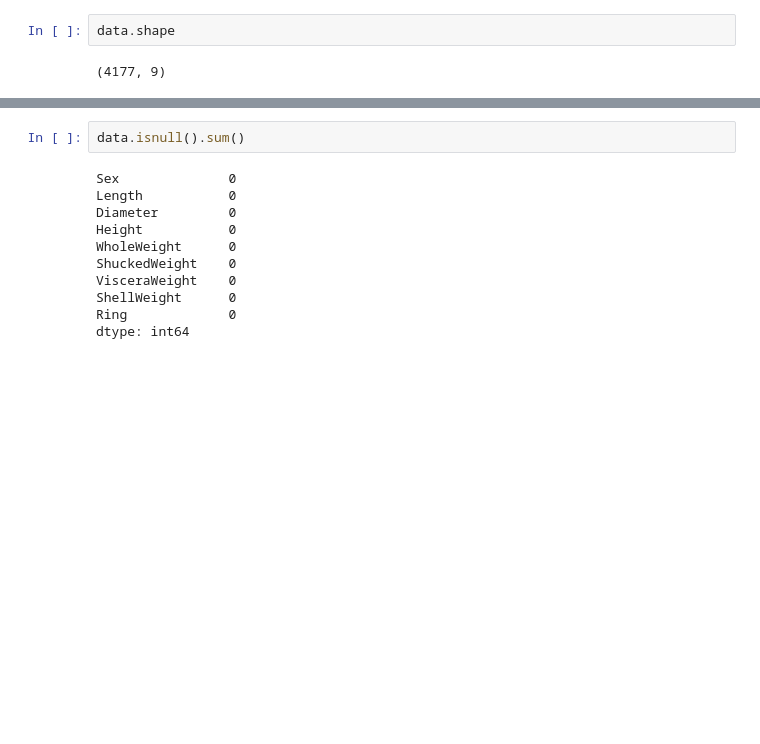
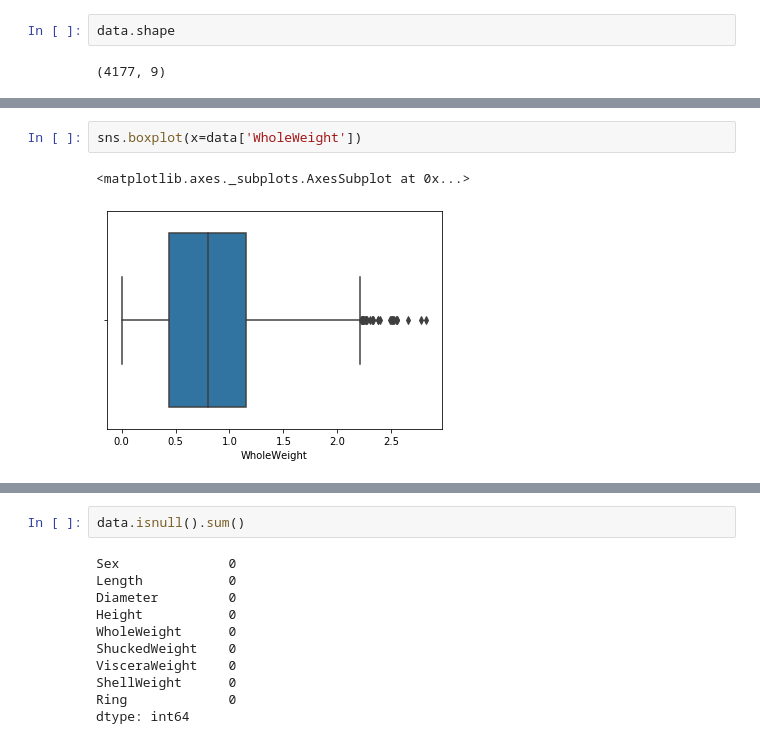
Before and after one commit to litchilin/final-project, a Jupyter notebook: final-project.ipynb, the cells around one changed output, grey strips where cells are left out. Cells and saved outputs as stored; diff of their text form; blank space fills up the shorter version.

```diff
--- a/final-project.ipynb
+++ b/final-project.ipynb
@@ -60,0 +77,5 @@ No missing value in data set.
+# %%
+sns.boxplot(x=data['WholeWeight'])
+# %% [output]
+<matplotlib.axes._subplots.AxesSubplot at 0x...>
+[figure, added]
```
Also changed, not shown: parts of 41 cells of this notebook.
